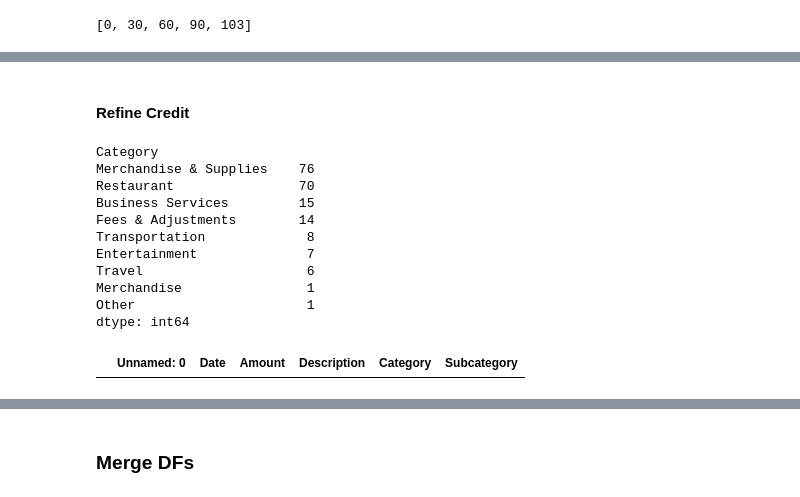
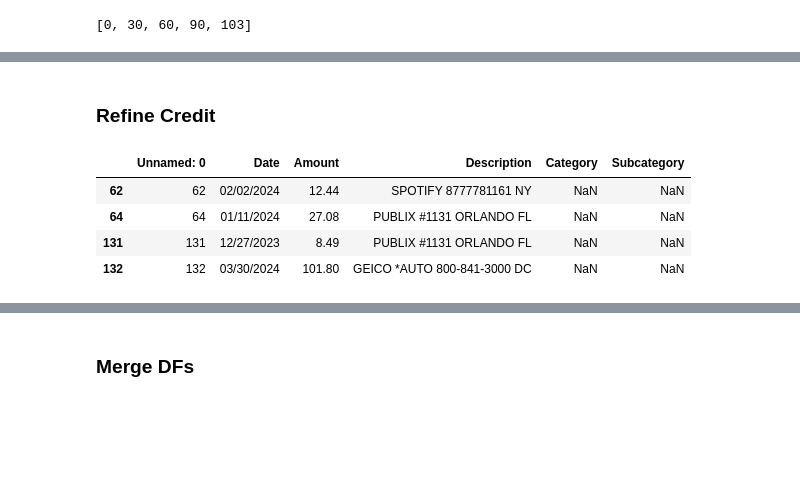
Before and after one commit to kesaroid/finance-analyzer, a Jupyter notebook: categorize_transactions_v2.ipynb, the cells around one changed output, grey strips where cells are left out. Drawn from its saved outputs; the diff is of its cells as text; code cells hidden in the pictures; blank space fills up the shorter version.

```diff
--- a/categorize_transactions_v2.ipynb
+++ b/categorize_transactions_v2.ipynb
@@ -186,5 +186,5 @@ def categorize_expenses(df, llm):
     # print(df)
     return df
 # %%
-categorized_transaction_df = categorize_expenses(credit_transactions_df.copy().sample(frac=1).reset_index(drop=True), llm)
+credit_transactions_df = categorize_expenses(credit_transactions_df.copy().sample(frac=1).reset_index(drop=True), llm)
 # %%
@@ -232,24 +221,4 @@ for key, val in key_value_summary.items():
   debit_transactions_df.loc[debit_transactions_df['Category'].str.contains(key), 'Category'] = val
   debit_transactions_df.loc[debit_transactions_df['Subcategory'].str.contains(key), 'Subcategory'] = val
 # %% [markdown]
-#### Refine Credit
+### Refine Credit
-# %%
-# categorized_credit_transactions_df.head()
-categorized_credit_transactions_df.value_counts('Category')
-# categorized_credit_transactions_df.value_counts('Subcategory')
-# categorized_credit_transactions_df['Subcategory'].unique()
-
-# # print rows with Groceries as subcategory
-# categorized_credit_transactions_df[categorized_credit_transactions_df['Subcategory'] == 'Groceries']
-# %% [output]
-Category
-Merchandise & Supplies    76
-Restaurant                70
-Business Services         15
-Fees & Adjustments        14
-Transportation             8
-Entertainment              7
-Travel                     6
-Merchandise                1
-Other                      1
-dtype: int64
@@ -256,16 +228,24 @@ dtype: int64
+# %%
+# Fill in missing categories
+credit_transactions_df[credit_transactions_df['Category'].isna()]
+# Fill in missing categories
+credit_transactions_df[credit_transactions_df['Subcategory'].isna()]
+# %% [output]
+|  | Unnamed: 0 | Date | Amount | Description | Category | Subcategory |
+| 62 | 62 | 02/02/2024 | 12.44 | SPOTIFY 8777781161 NY | NaN | NaN |
+| 64 | 64 | 01/11/2024 | 27.08 | PUBLIX #1131 ORLANDO FL | NaN | NaN |
+| 131 | 131 | 12/27/2023 | 8.49 | PUBLIX #1131 ORLANDO FL | NaN | NaN |
+| 132 | 132 | 03/30/2024 | 101.80 | GEICO *AUTO 800-841-3000 DC | NaN | NaN |
 # %%
-# Fill in missing categories
-categorized_credit_transactions_df[categorized_credit_transactions_df['Category'].isna()]
+
 # change category and subcategory to a specific value
-categorized_credit_transactions_df.loc[categorized_credit_transactions_df['Description'] == 'SPOTIFY 8777781161 NY', 'Category'] = 'Subscription'
-categorized_credit_transactions_df.loc[categorized_credit_transactions_df['Description'] == 'SPOTIFY 8777781161 NY', 'Subcategory'] = 'Music'
-categorized_credit_transactions_df.loc[categorized_credit_transactions_df['Description'] == 'PUBLIX #1131 ORLANDO FL', 'Category'] = 'Merchandise & Supplies'
-categorized_credit_transactions_df.loc[categorized_credit_transactions_df['Description'] == 'PUBLIX #1131 ORLANDO FL', 'Subcategory'] = 'Groceries'
-categorized_credit_transactions_df.loc[categorized_credit_transactions_df['Description'] == 'GEICO *AUTO 800-841-3000 DC', 'Category'] = 'Transportation'
-categorized_credit_transactions_df.loc[categorized_credit_transactions_df['Description'] == 'GEICO *AUTO 800-841-3000 DC', 'Subcategory'] = 'Insurance'
+credit_transactions_df.loc[credit_transactions_df['Description'] == 'SPOTIFY 8777781161 NY', 'Category'] = 'Subscription'
+credit_transactions_df.loc[credit_transactions_df['Description'] == 'SPOTIFY 8777781161 NY', 'Subcategory'] = 'Music'
+credit_transactions_df.loc[credit_transactions_df['Description'] == 'PUBLIX #1131 ORLANDO FL', 'Category'] = 'Merchandise & Supplies'
+credit_transactions_df.loc[credit_transactions_df['Description'] == 'PUBLIX #1131 ORLANDO FL', 'Subcategory'] = 'Groceries'
+credit_transactions_df.loc[credit_transactions_df['Description'] == 'GEICO *AUTO 800-841-3000 DC', 'Category'] = 'Transportation'
+credit_transactions_df.loc[credit_transactions_df['Description'] == 'GEICO *AUTO 800-841-3000 DC', 'Subcategory'] = 'Insurance'
 
-# Fill in missing categories
-categorized_credit_transactions_df[categorized_credit_transactions_df['Subcategory'].isna()]
+# remove rows with PAYMENT - THANK YOU as Description
+credit_transactions_df = credit_transactions_df[credit_transactions_df['Description'] != 'PAYMENT - THANK YOU']
-# %% [output]
-|  | Unnamed: 0 | Date | Amount | Description | Category | Subcategory |
 # %%
```
Also changed, not shown: parts of 10 cells of this notebook.
